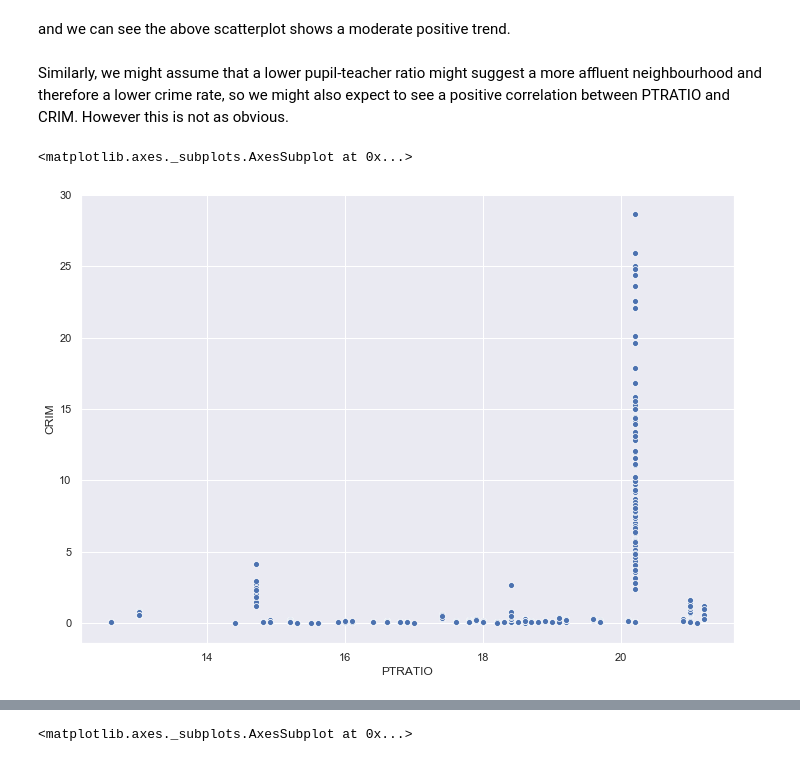
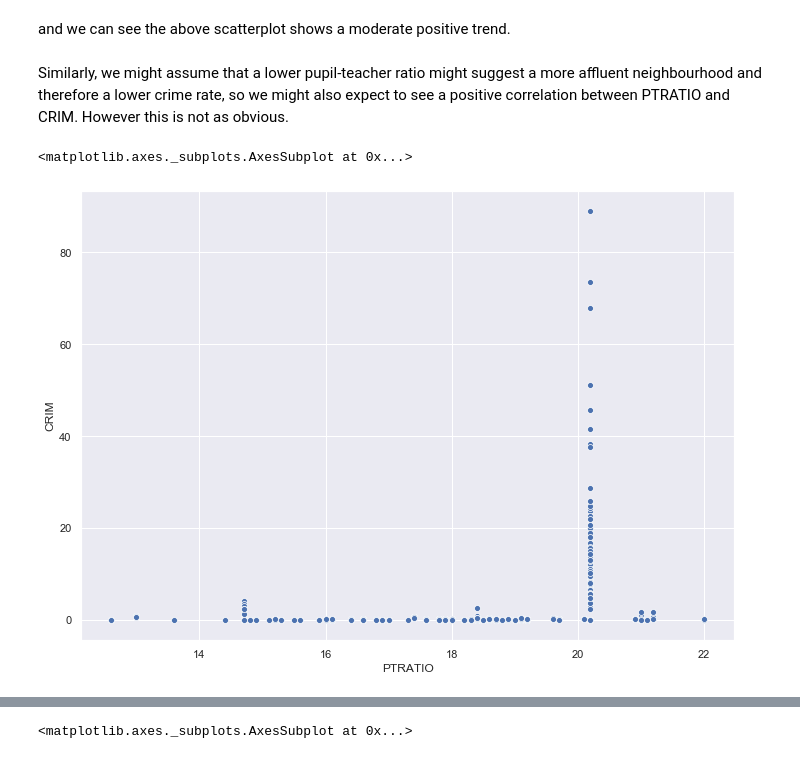
Before and after one commit to rhiggins2308/ML_Stats_Assessment2019, a Jupyter notebook: A Statistical Analysis of the Boston House Prices Dataset.ipynb, the cells around one changed output, grey strips where cells are left out. Cells and saved outputs as stored; diff of their text form; code cells hidden in the pictures.

```diff
--- a/A Statistical Analysis of the Boston House Prices Dataset.ipynb
+++ b/A Statistical Analysis of the Boston House Prices Dataset.ipynb
@@ -187,10 +186,10 @@ and we can see the above scatterplot shows a moderate positive trend.
 <br><br>
 Similarly, we might assume that a lower pupil-teacher ratio might suggest a more affluent neighbourhood and therefore a lower crime rate, so we might also expect to see a positive correlation between PTRATIO and CRIM. However this is not as obvious.
 # %%
-sns.scatterplot(x = df_1['PTRATIO'] , y = df_1['CRIM'])
+sns.scatterplot(x = df['PTRATIO'] , y = df['CRIM'])
 # %% [output]
 <matplotlib.axes._subplots.AxesSubplot at 0x...>
-[figure, old version]
+[figure, new version]
 # %% [markdown]
 Since MEDV, or the Median House Price Value per town will be the target attribute for our prediction later, there are a number of attributes that we could assume might have a great impact on MEDV:
 <br>
```
Also changed, not shown: parts of 26 cells of this notebook.
